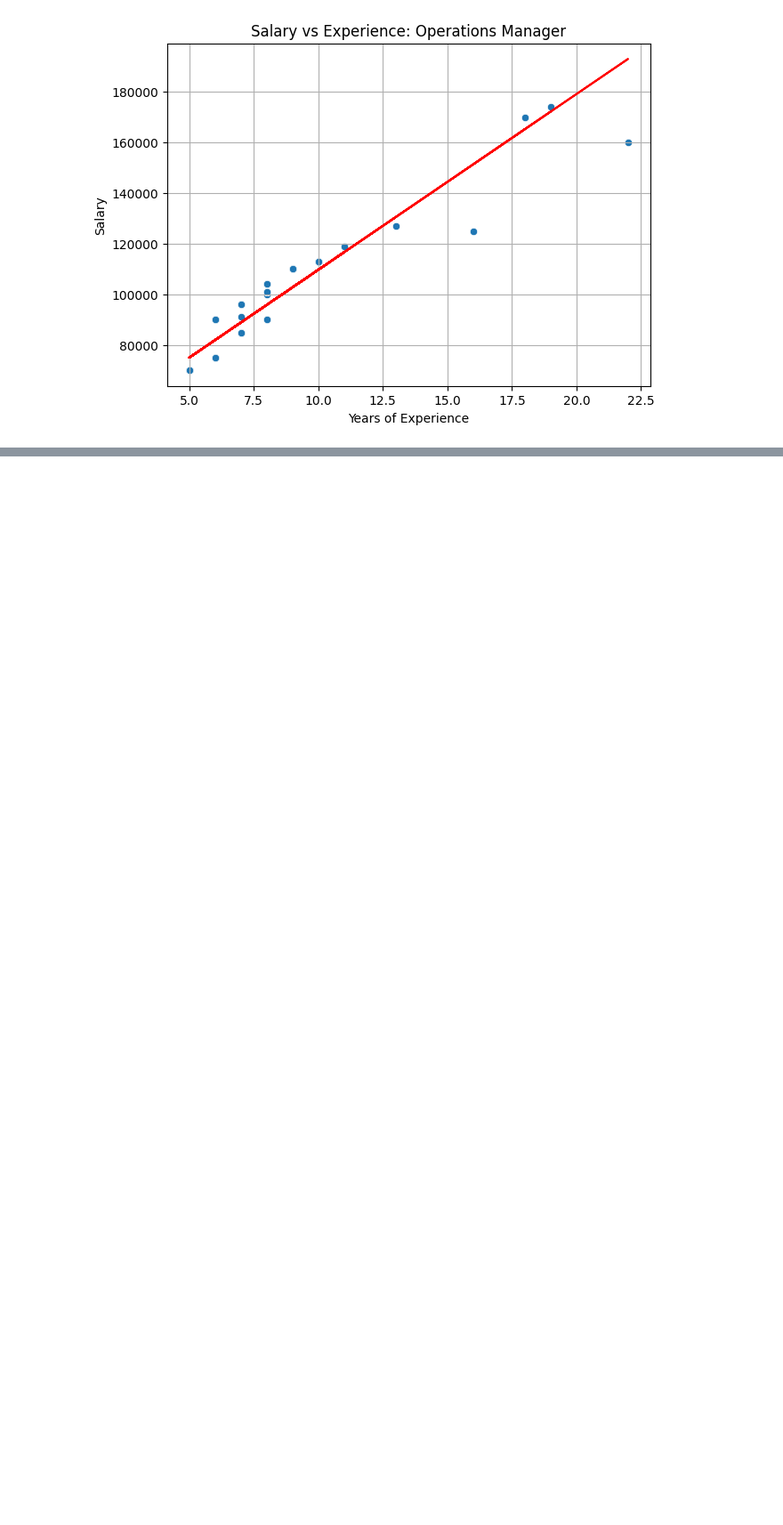
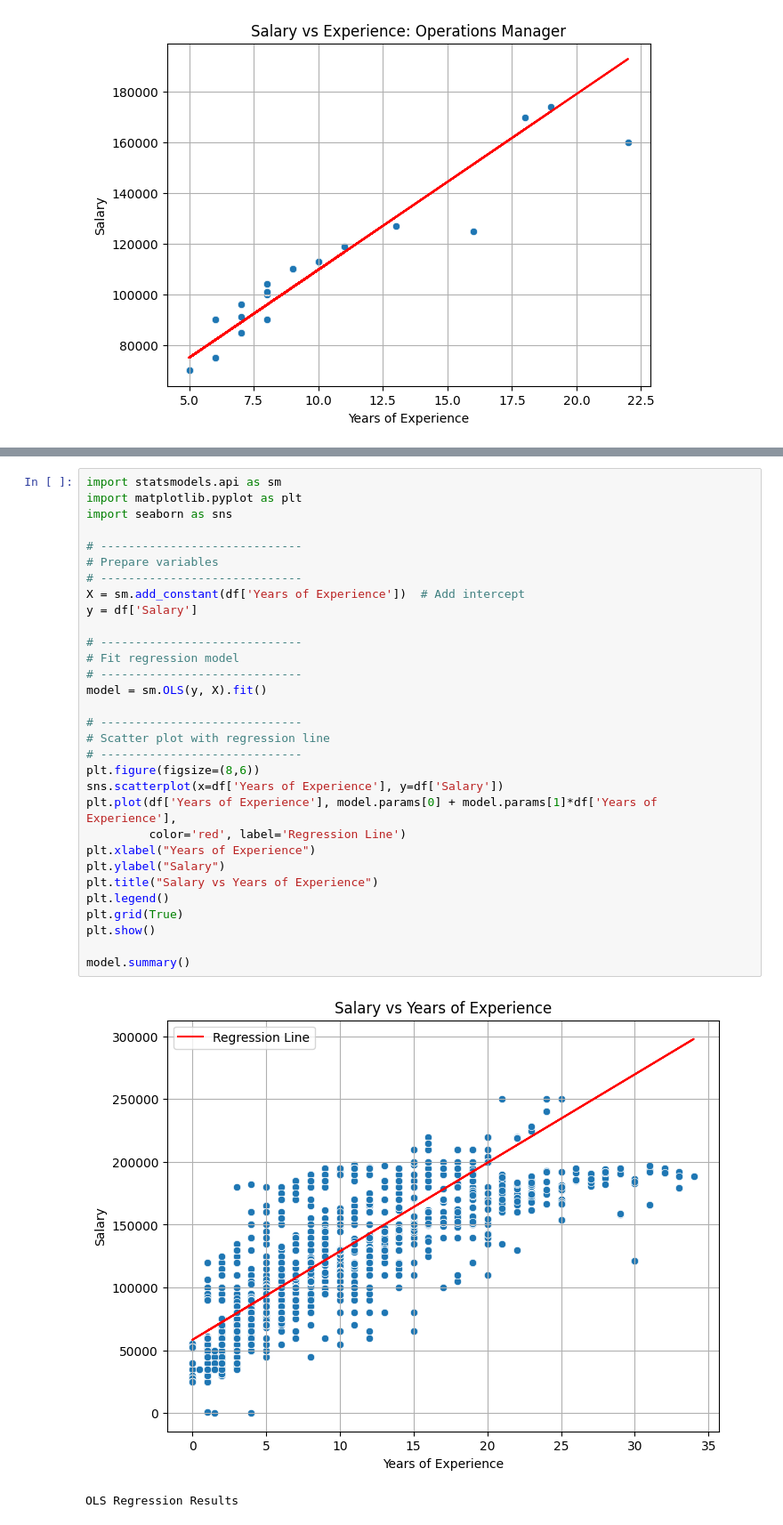
Before and after one commit to s256657/salary-experience-wilcox, a Jupyter notebook: analysis/advanced_analysis.ipynb, the cells around one changed output, grey strips where cells are left out. Shown at 89% size. Drawn from its saved outputs; the diff is of its cells as text; blank space fills up the shorter version.

Commit message:
completed regression

```diff
--- a/analysis/advanced_analysis.ipynb
+++ b/analysis/advanced_analysis.ipynb
@@ -186,0 +191,34 @@ Back end Developer           244
+# %%
+import statsmodels.api as sm
+import matplotlib.pyplot as plt
+import seaborn as sns
+
+# -----------------------------
+# Prepare variables
+# -----------------------------
+X = sm.add_constant(df['Years of Experience'])  # Add intercept
+y = df['Salary']
+
+# -----------------------------
+# Fit regression model
+# -----------------------------
+model = sm.OLS(y, X).fit()
+
+# -----------------------------
+# Scatter plot with regression line
+# -----------------------------
+plt.figure(figsize=(8,6))
+sns.scatterplot(x=df['Years of Experience'], y=df['Salary'])
+plt.plot(df['Years of Experience'], model.params[0] + model.params[1]*df['Years of Experience'],
+         color='red', label='Regression Line')
+plt.xlabel("Years of Experience")
+plt.ylabel("Salary")
+plt.title("Salary vs Years of Experience")
+plt.legend()
+plt.grid(True)
+plt.show()
+
+model.summary()
+# %% [output]
+[figure, added]
+OLS Regression Results
```
Also changed, not shown: parts of 5 cells of this notebook, 1 other file.
